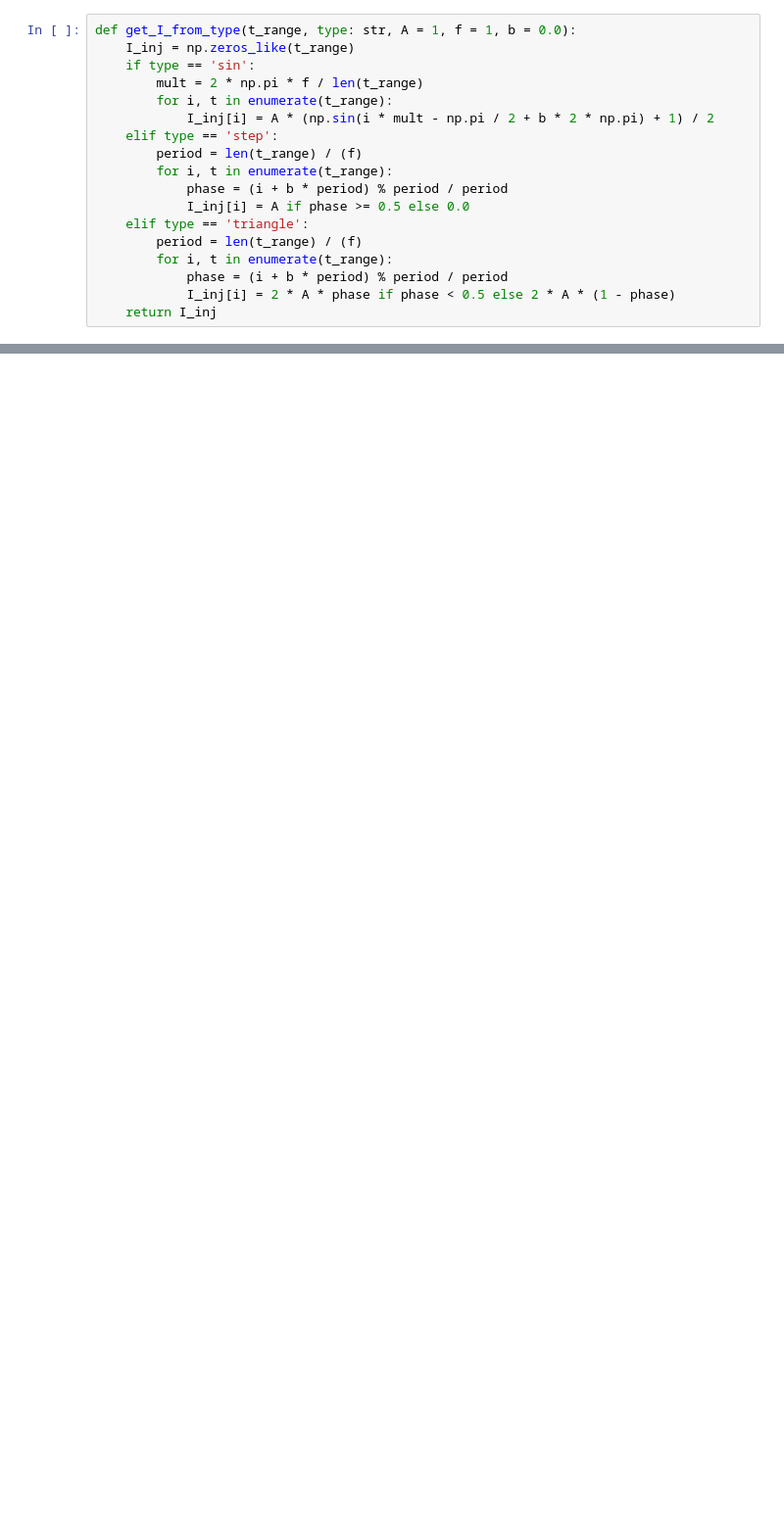
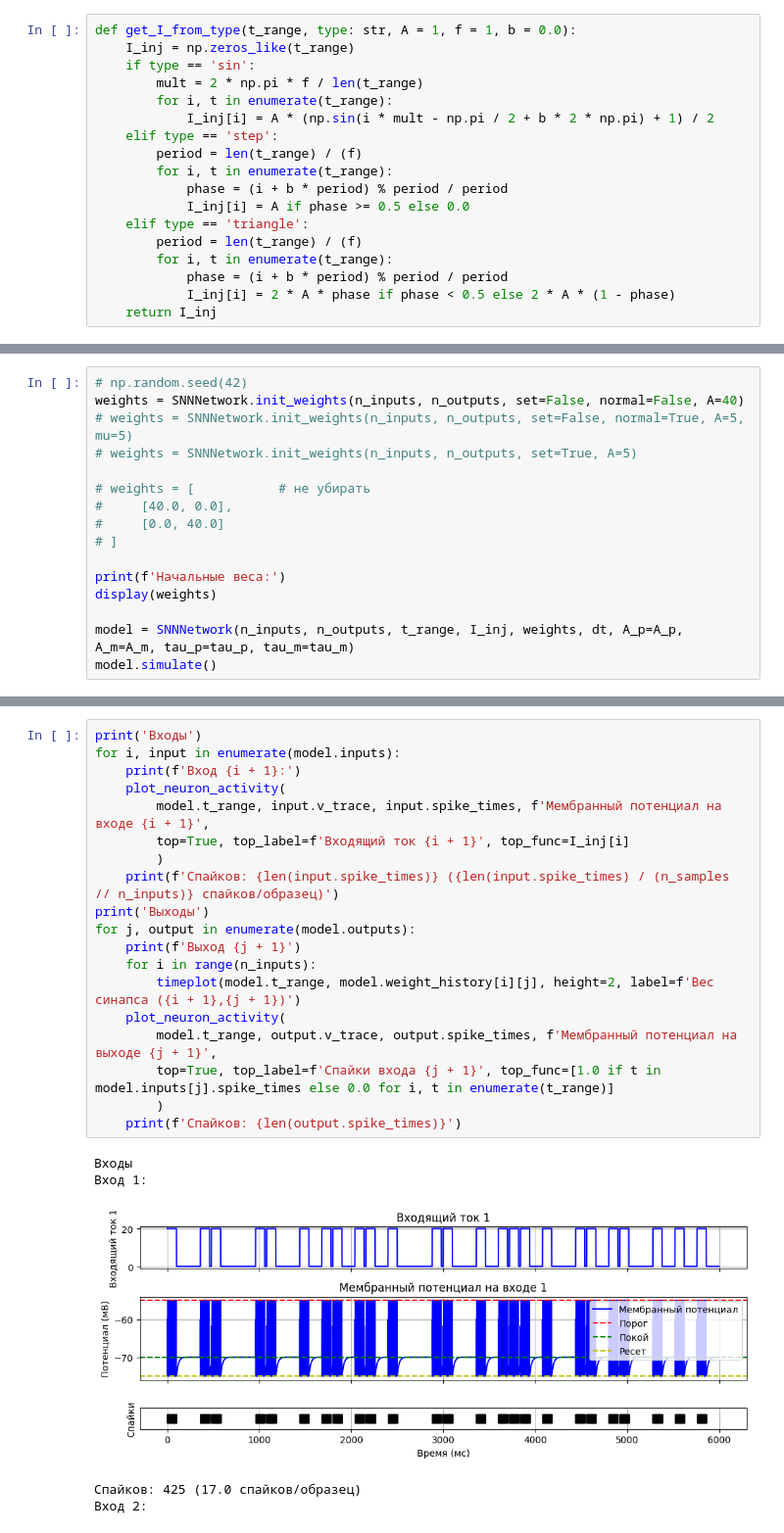
Before and after one commit to TheTangerineOwl/NN_Lab2, a Jupyter notebook: SNN.ipynb, the cells around one changed output, grey strips where cells are left out. Shown at 98% size. Drawn from its saved outputs; the diff is of its cells as text; blank space fills up the shorter version.

```diff
--- a/SNN.ipynb
+++ b/SNN.ipynb
@@ -358,0 +363,16 @@ print(f"Количество спайков: {len(neu.spike_times)}")
+# %%
+# np.random.seed(42)
+weights = SNNNetwork.init_weights(n_inputs, n_outputs, set=False, normal=False, A=40)
+# weights = SNNNetwork.init_weights(n_inputs, n_outputs, set=False, normal=True, A=5, mu=5)
+# weights = SNNNetwork.init_weights(n_inputs, n_outputs, set=True, A=5)
+
+# weights = [           # не убирать
+#     [40.0, 0.0],
+#     [0.0, 40.0]
+# ]
+
+print(f'Начальные веса:')
+display(weights)
+
+model = SNNNetwork(n_inputs, n_outputs, t_range, I_inj, weights, dt, A_p=A_p, A_m=A_m, tau_p=tau_p, tau_m=tau_m)
+model.simulate()
@@ -358,0 +383,25 @@ print(f"Количество спайков: {len(neu.spike_times)}")
+# %%
+print('Входы')
+for i, input in enumerate(model.inputs):
+    print(f'Вход {i + 1}:')
+    plot_neuron_activity(
+        model.t_range, input.v_trace, input.spike_times, f'Мембранный потенциал на входе {i + 1}',
+        top=True, top_label=f'Входящий ток {i + 1}', top_func=I_inj[i]
+        )
+    print(f'Спайков: {len(input.spike_times)} ({len(input.spike_times) / (n_samples // n_inputs)} спайков/образец)')
+print('Выходы')
+for j, output in enumerate(model.outputs):
+    print(f'Выход {j + 1}')
+    for i in range(n_inputs):
+        timeplot(model.t_range, model.weight_history[i][j], height=2, label=f'Вес синапса ({i + 1},{j + 1})')
+    plot_neuron_activity(
+        model.t_range, output.v_trace, output.spike_times, f'Мембранный потенциал на выходе {j + 1}',
+        top=True, top_label=f'Спайки входа {j + 1}', top_func=[1.0 if t in model.inputs[j].spike_times else 0.0 for i, t in enumerate(t_range)]
+        )
+    print(f'Спайков: {len(output.spike_times)}')
+# %% [output]
+Входы
+Вход 1:
+[figure, added]
+Спайков: 425 (17.0 спайков/образец)
+Вход 2:
```
Also changed, not shown: parts of 11 cells of this notebook.
